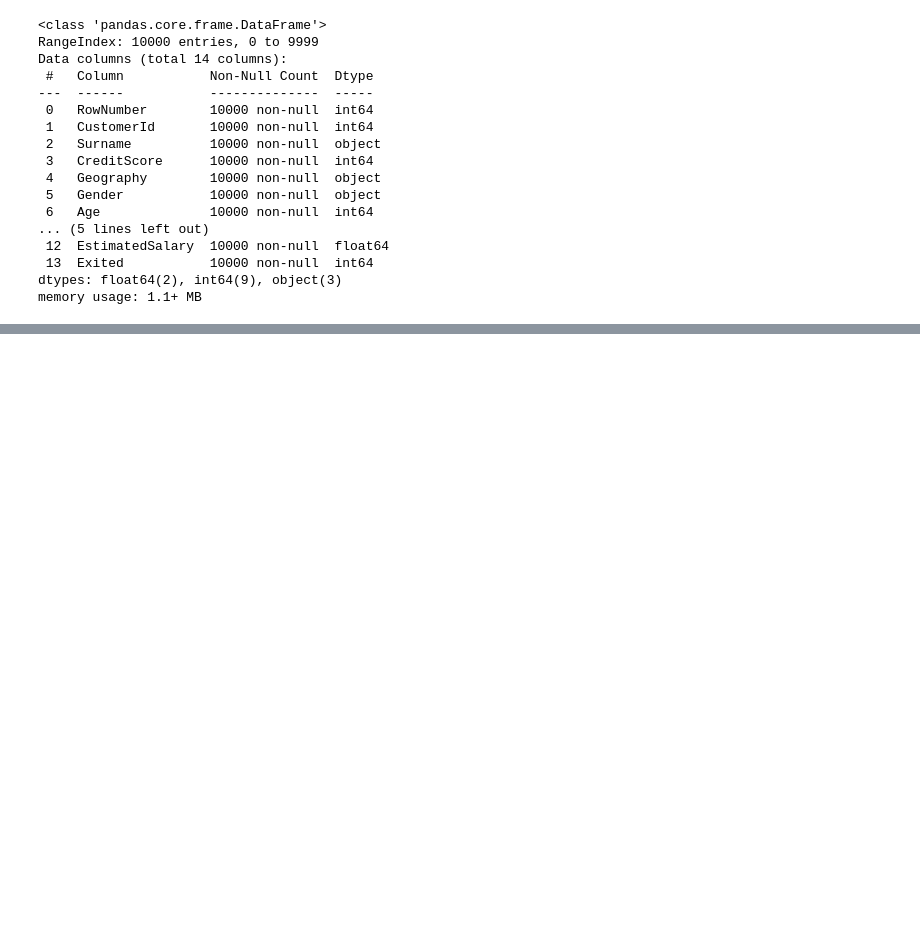
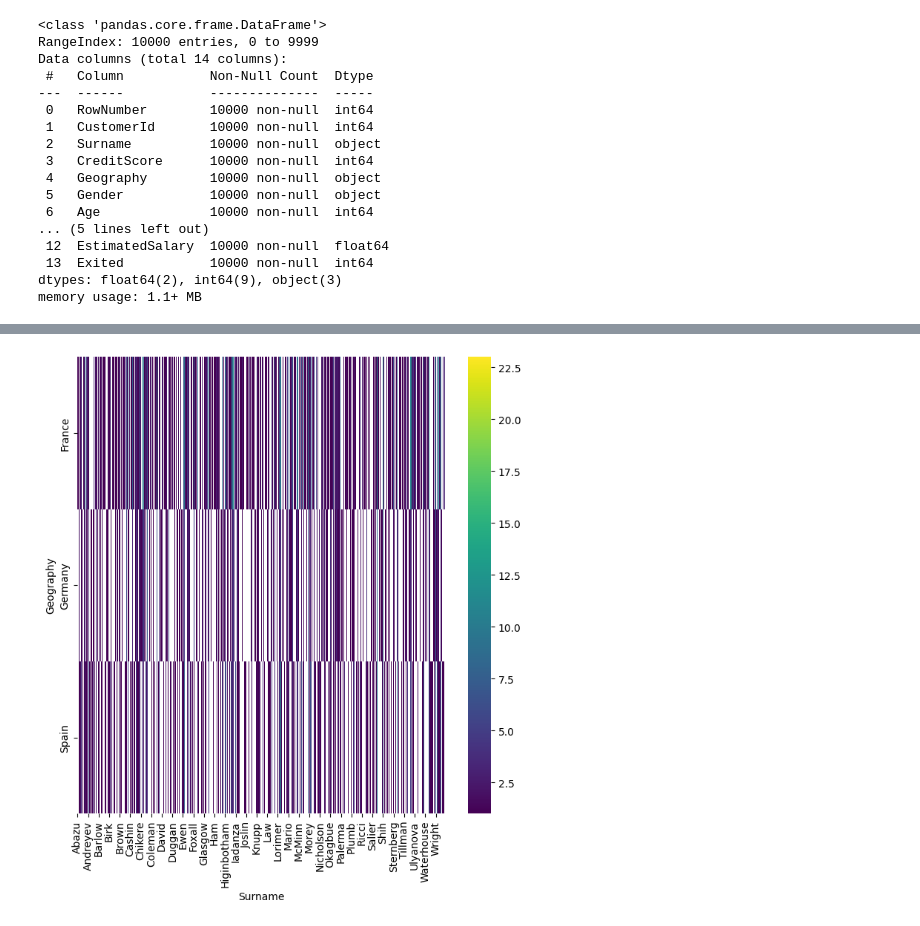
Before and after one commit to bcheng251/BenChen, a Jupyter notebook: Convert_ipynb_to_HTML_in_Colab.ipynb, the cells around one changed output, grey strips where cells are left out. Saved outputs shown, nothing was run; the diff lists cells and outputs as text; code cells hidden in the pictures; blank space fills up the shorter version.

```diff
--- a/Convert_ipynb_to_HTML_in_Colab.ipynb
+++ b/Convert_ipynb_to_HTML_in_Colab.ipynb
@@ -138,0 +177,21 @@ memory usage: 1.1+ MB
+# %%
+import pandas as pd
+
+# Assuming your data is in a CSV file named 'Churn.csv'
+data = pd.read_csv('/content/Churn.csv')
+
+# Print the column names to verify the exact name of the column
+print(data.columns)
+
+# Drop the 'CustomerID' column, adjusting the name if needed
+# If the actual column name has leading/trailing spaces or different capitalization,
+# use the exact name as printed by the previous line
+# For example, if the column name is 'customerID' instead of 'CustomerID', change the line below to:
+# data = data.drop('customerID', axis=1)
+data = data.drop(data.columns[1], axis=1)  # Using data.columns[1] to drop the second column assuming 'CustomerID' is the second column
+
+# Reset the index to remove the row numbers
+data = data.reset_index(drop=True)
+
+# Display the first few rows of the modified DataFrame
+data.head()
@@ -138,0 +209,19 @@ memory usage: 1.1+ MB
+# %%
+from matplotlib import pyplot as plt
+import seaborn as sns
+import pandas as pd
+
+# Assuming 'data' is the DataFrame you want to use
+plt.subplots(figsize=(8, 8))
+
+# Replacing '_df_46' with 'data'
+df_2dhist = pd.DataFrame({
+    x_label: grp['Geography'].value_counts()
+    for x_label, grp in data.groupby('Surname')
+})
+
+sns.heatmap(df_2dhist, cmap='viridis')
+plt.xlabel('Surname')
+_ = plt.ylabel('Geography')
+# %% [output]
+[figure, added]
```
Also changed, not shown: parts of 5 cells of this notebook.
